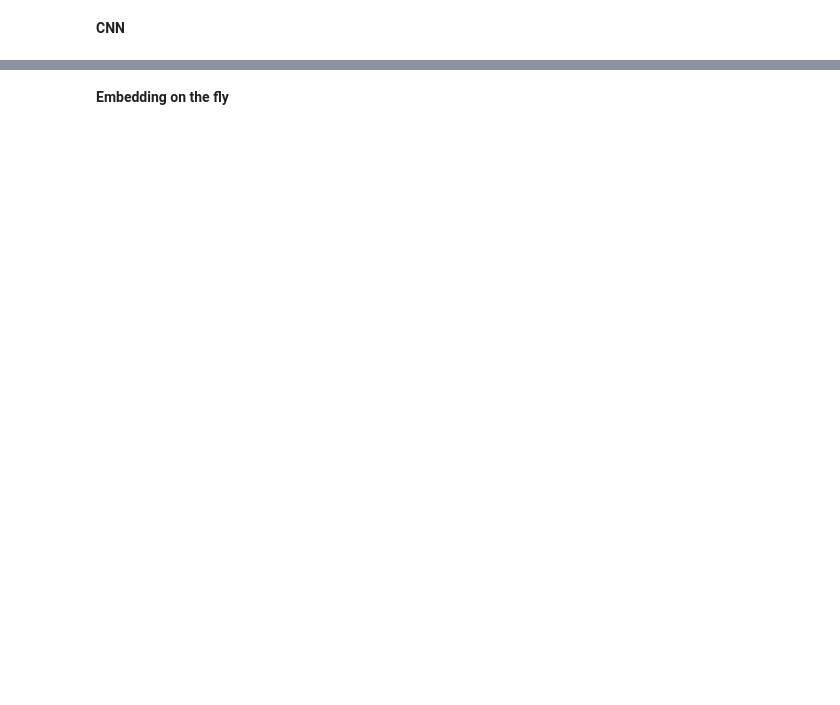
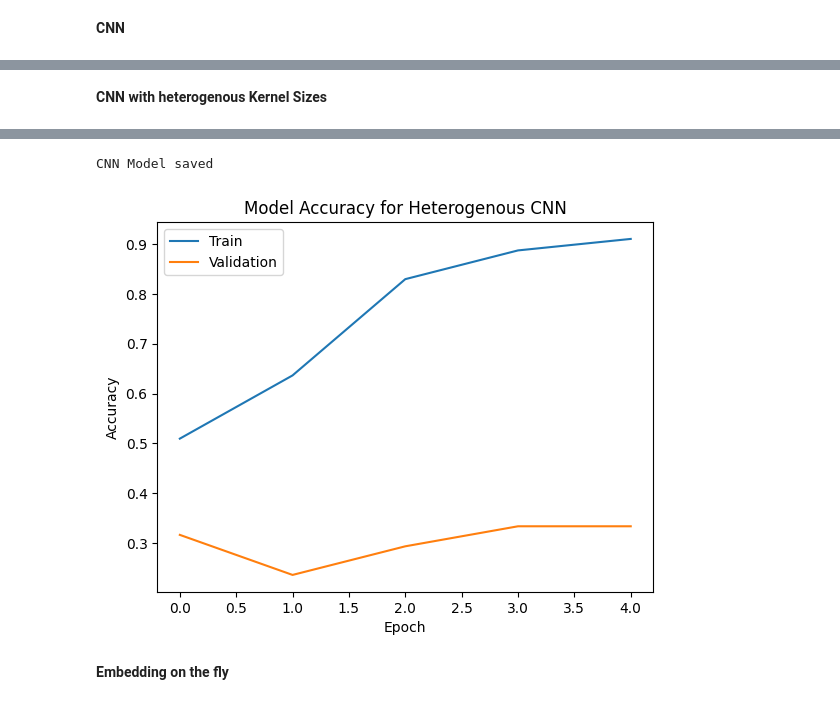
Before and after one commit to Madhuri301991/Deep_Learning_Assignment, a Jupyter notebook: PartA.ipynb, the cells around one changed output, grey strips where cells are left out. Saved outputs shown, nothing was run; the diff lists cells and outputs as text; code cells hidden in the pictures; blank space fills up the shorter version.

```diff
--- a/PartA.ipynb
+++ b/PartA.ipynb
@@ -356,0 +473,71 @@ CNN Model saved
+# %% [markdown]
+**CNN with heterogenous Kernel Sizes**
+# %%
+train_df = pd.read_csv('/content/drive/MyDrive/Deep_Learning_Assignment/dataset/Multilingual/Part1train.csv')
+test_df = pd.read_csv('/content/drive/MyDrive/Deep_Learning_Assignment/dataset/Multilingual/test_half.csv')
+
+train_df,test_df=preprocess(train_df,test_df)
+train_labels,test_labels,label_encoder=encoding(train_df,test_df)
+train_data,test_data,max_length,vocab_size=tokenizing(train_df,test_df)
+
+
+# Define the input
+input_layer = Input(shape=(max_length,))
+
+# Embedding layer
+embedding_layer = Embedding(input_dim=vocab_size, output_dim=100, input_length=max_length)(input_layer)
+
+# Convolutional paths with different kernel sizes
+conv_paths = []
+kernel_sizes = [3, 4, 5]
+for size in kernel_sizes:
+    conv_layer = Conv1D(filters=128, kernel_size=size, activation='relu', padding='same')(embedding_layer)
+    pooling_layer = GlobalMaxPooling1D()(conv_layer)
+    conv_paths.append(pooling_layer)
+
+# Concatenate the features from different paths
+concatenated_layer = Concatenate()(conv_paths)
+
+# Fully connected layers
+dense_layer = Dense(units=10, activation='relu', kernel_regularizer=regularizers.l2(0.01))(concatenated_layer)
+output_layer = Dense(units=len(label_encoder.classes_), activation='softmax')(dense_layer)
+
+# Build and compile the model
+hetro_cnn_model = Model(inputs=input_layer, outputs=output_layer)
+hetro_cnn_model.compile(optimizer='adam', loss='categorical_crossentropy', metrics=['accuracy'])
+
+# Model summary
+hetro_cnn_model.summary()
+
+#train the model
+cnn= hetro_cnn_model.fit(train_data,train_labels, epochs=5, batch_size=32, validation_split=0.2, verbose=2)
+#find the F1 score
+y_pred_prob=hetro_cnn_model.predict(test_data)
+y_pred=np.argmax(y_pred_prob,axis=1)
+y_true=np.argmax(test_labels,axis=1)
+f1=f1_score(y_true,y_pred,average='weighted')
+print(f"F1 score:{f1}")
+
+# Calculate Precision and Recall
+precision = precision_score(y_true, y_pred, average='weighted')
+recall = recall_score(y_true, y_pred, average='weighted')
+
+print(f'Precision: {precision}')
+print(f'Recall: {recall}')
+
+#check the accuracy
+test_loss, test_accuracy = hetro_cnn_model.evaluate(test_data, test_labels)
+print(f'Test accuracy: {test_accuracy}')
+print(f'Loss:{test_loss}')
+
+plt.plot(cnn.history['accuracy'])
+plt.plot(cnn.history['val_accuracy'])
+plt.title('Model Accuracy for Heterogenous CNN')
+plt.ylabel('Accuracy')
+plt.xlabel('Epoch')
+plt.legend(['Train', 'Validation'], loc='upper left')
+
+#save the model
+hetro_cnn_model.save("/content/drive/MyDrive/Deep_Learning_Assignment/saved_models/hetro_CNN_model.h5")
+print("CNN Model saved")
+# %% [output]
@@ -357,3 +561,5 @@ CNN Model saved
+CNN Model saved
+[figure, added]
 # %% [markdown]
 **Embedding on the fly**
 # %%
```
Also changed, not shown: parts of 23 cells of this notebook, 2 other files.
